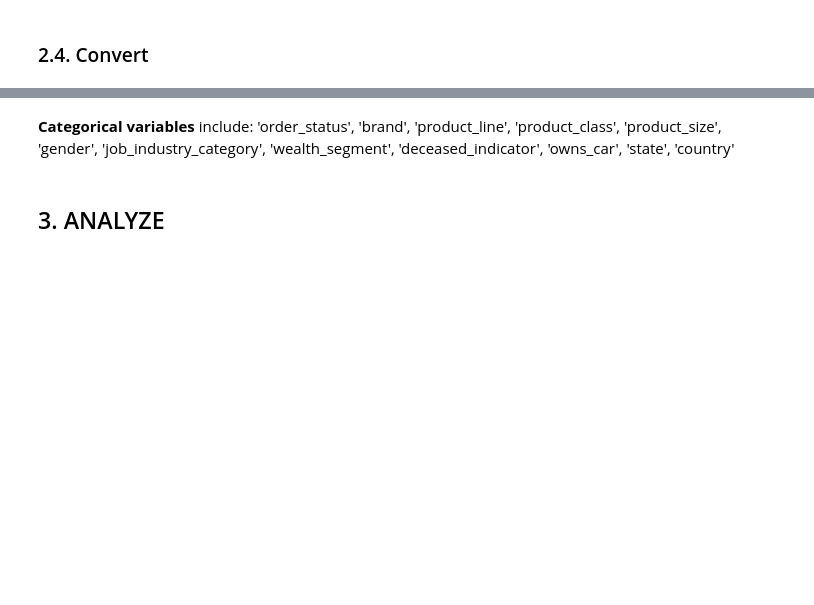
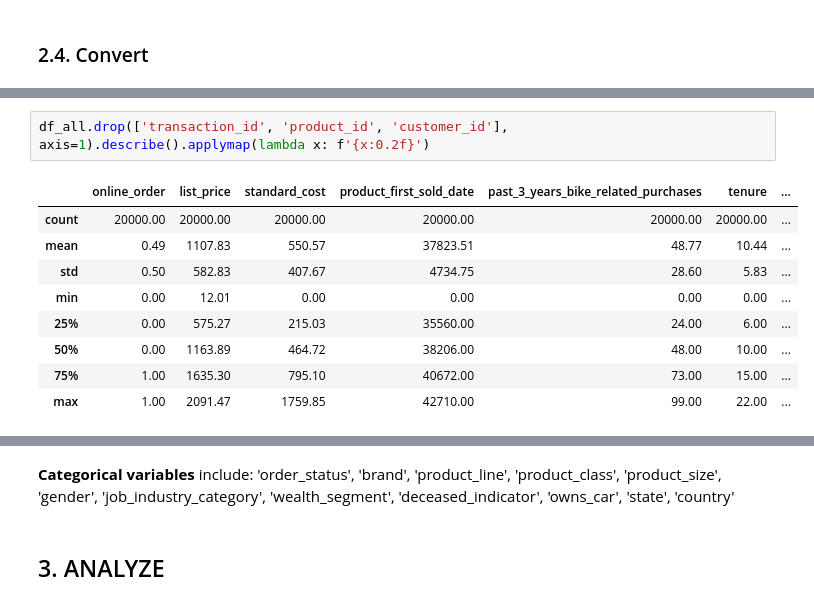
Before and after one commit to vynguyen293/KPMG-Data-Analytics, a Jupyter notebook: KPMG-Data-Analytics-about-Sprocket-Central-Pty-Ltd..ipynb, the cells around one changed output, grey strips where cells are left out. Saved outputs shown, nothing was run; the diff lists cells and outputs as text; blank space fills up the shorter version.

```diff
--- a/KPMG-Data-Analytics-about-Sprocket-Central-Pty-Ltd..ipynb
+++ b/KPMG-Data-Analytics-about-Sprocket-Central-Pty-Ltd..ipynb
@@ -385,0 +397,12 @@ df_all['postcode'] = df_all['postcode'].astype(str)
+# %%
+df_all.drop(['transaction_id', 'product_id', 'customer_id'], axis=1).describe().applymap(lambda x: f'{x:0.2f}')
+# %% [output]
+|  | online_order | list_price | standard_cost | product_first_sold_date | past_3_years_bike_related_purchases | tenure | ... |
+| count | 20000.00 | 20000.00 | 20000.00 | 20000.00 | 20000.00 | 20000.00 | ... |
+| mean | 0.49 | 1107.83 | 550.57 | 37823.51 | 48.77 | 10.44 | ... |
+| std | 0.50 | 582.83 | 407.67 | 4734.75 | 28.60 | 5.83 | ... |
+| min | 0.00 | 12.01 | 0.00 | 0.00 | 0.00 | 0.00 | ... |
+| 25% | 0.00 | 575.27 | 215.03 | 35560.00 | 24.00 | 6.00 | ... |
+| 50% | 0.00 | 1163.89 | 464.72 | 38206.00 | 48.00 | 10.00 | ... |
+| 75% | 1.00 | 1635.30 | 795.10 | 40672.00 | 73.00 | 15.00 | ... |
+| max | 1.00 | 2091.47 | 1759.85 | 42710.00 | 99.00 | 22.00 | ... |
```
Also changed, not shown: parts of 58 cells of this notebook.
